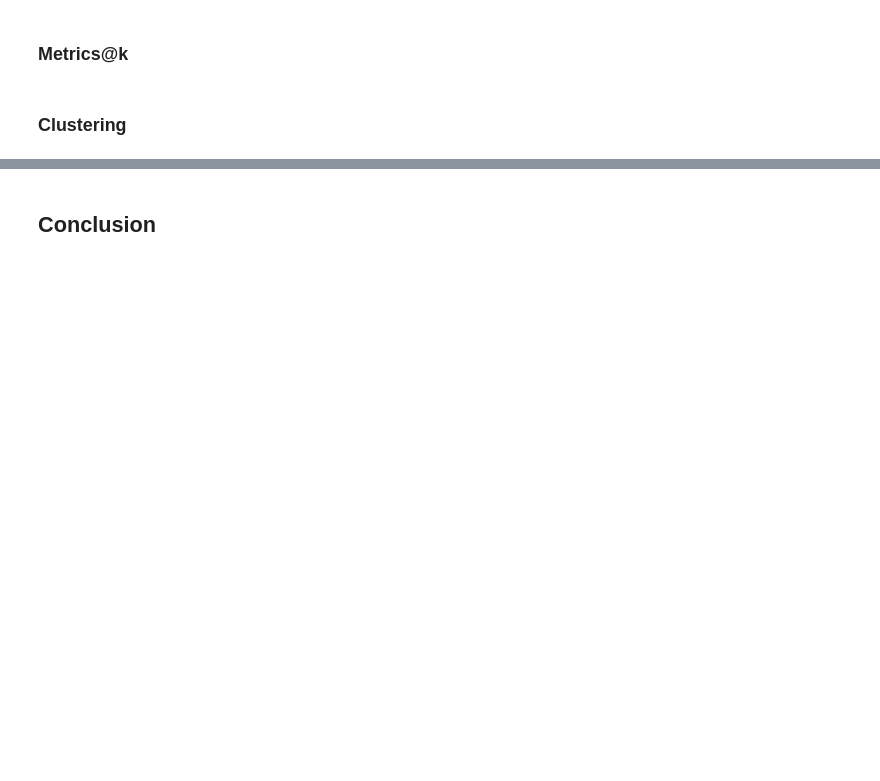
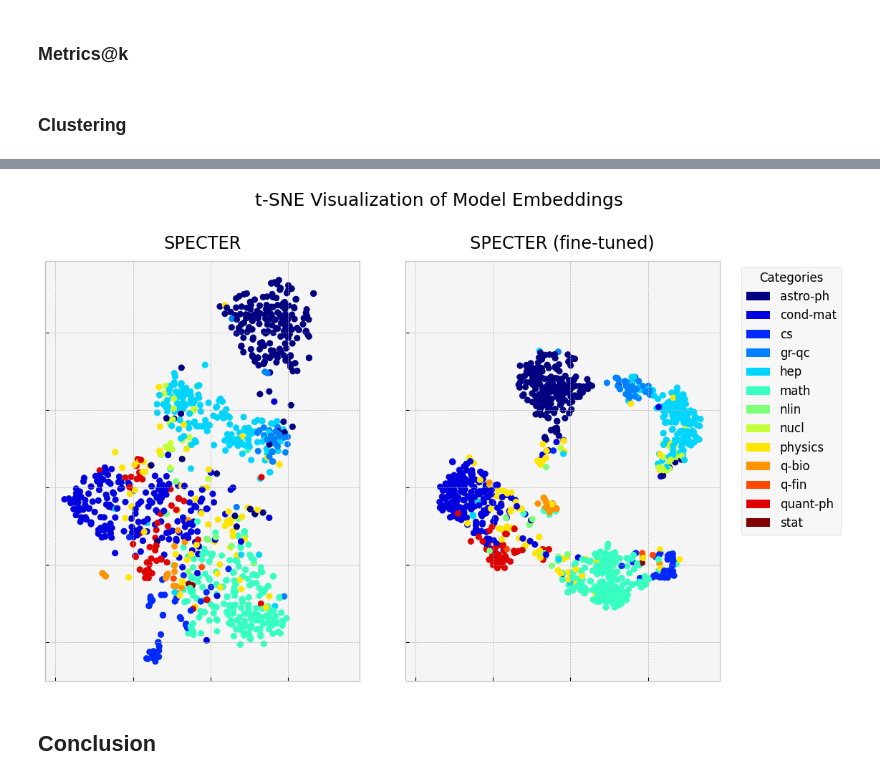
Before and after one commit to nadrajak/arxiv-semantic-search, a Jupyter notebook: notebooks/2-arxiv-evaluation.ipynb, the cells around one changed output, grey strips where cells are left out. Saved outputs shown, nothing was run; the diff lists cells and outputs as text; code cells hidden in the pictures; blank space fills up the shorter version.

```diff
--- a/notebooks/2-arxiv-evaluation.ipynb
+++ b/notebooks/2-arxiv-evaluation.ipynb
@@ -252,3 +312,59 @@ plt.tight_layout()
+# %%
+def reduce_dimensionality(embeddings, n_components=2):
+    # TSNE(n_components=2, learning_rate='auto', init='random', perplexity=3)
+    tsne = TSNE(n_components=n_components, init='random', random_state=config.RANDOM_SEED)
+    return tsne.fit_transform(embeddings)
+# %%
+# Reduce dimensionality of embeddings for visualization
+model_2d_embeddings = [reduce_dimensionality(model_embedding) for model_embedding in model_embeddings]
+# %%
+# Select the models for visualization
+models_to_plot_indices = [-2, -1]
+
+embeddings_to_plot = [model_2d_embeddings[i] for i in models_to_plot_indices]
+names_to_plot = [model_pretty_names[i] for i in models_to_plot_indices]
+
+# Determine global min/max for consistent scaling with padding
+padding = 5
+all_embeddings_to_plot = np.vstack(embeddings_to_plot)
+x_min, x_max = all_embeddings_to_plot[:, 0].min() - padding, all_embeddings_to_plot[:, 0].max() + padding
+y_min, y_max = all_embeddings_to_plot[:, 1].min() - padding, all_embeddings_to_plot[:, 1].max() + padding
+
+fig, axes = plt.subplots(1, len(embeddings_to_plot), figsize=(6 * len(embeddings_to_plot), 7))
+
+# Ensure axes is an array even if there's only one subplot
+if len(embeddings_to_plot) == 1:
+    axes = [axes]
+
+# Convert categories to pandas categorical for automatic numerical encoding
+cat_series = pd.Categorical(categories)
+
+for i, embeddings_2d in enumerate(embeddings_to_plot):
+    ax = axes[i]
+
+    # Plot using the 'jet' colormap based on numerical categories
+    scatter = ax.scatter(embeddings_2d[:, 0], embeddings_2d[:, 1], c=cat_series.codes, cmap='jet')
+    ax.set_title(f"{names_to_plot[i]}")
+
+    # Set the aspect ratio to 'equal' and apply consistent scaling
+    ax.set_aspect('equal', adjustable='box')
+    ax.set_xlim(x_min, x_max)
+    ax.set_ylim(y_min, y_max)
+
+    # Remove tick labels since t-SNE coordinates are not interpretable
+    ax.set_xticklabels([])
+    ax.set_yticklabels([])
+
+    # Create a legend for the categories on the last plot
+    if i == len(embeddings_to_plot) - 1:
+        legend_elements = [Patch(facecolor=scatter.cmap(scatter.norm(code)), label=category)
+                           for category, code in zip(cat_series.categories, range(len(cat_series.categories)))]
+        ax.legend(handles=legend_elements, title="Categories", bbox_to_anchor=(1.05, 1), loc='upper left')
+
+plt.suptitle('t-SNE Visualization of Model Embeddings', y=1)
+plt.tight_layout()
+# %% [output]
+[figure, added]
 # %% [markdown]
 ## **Conclusion**
 # %%
```
Also changed, not shown: parts of 14 cells of this notebook.
